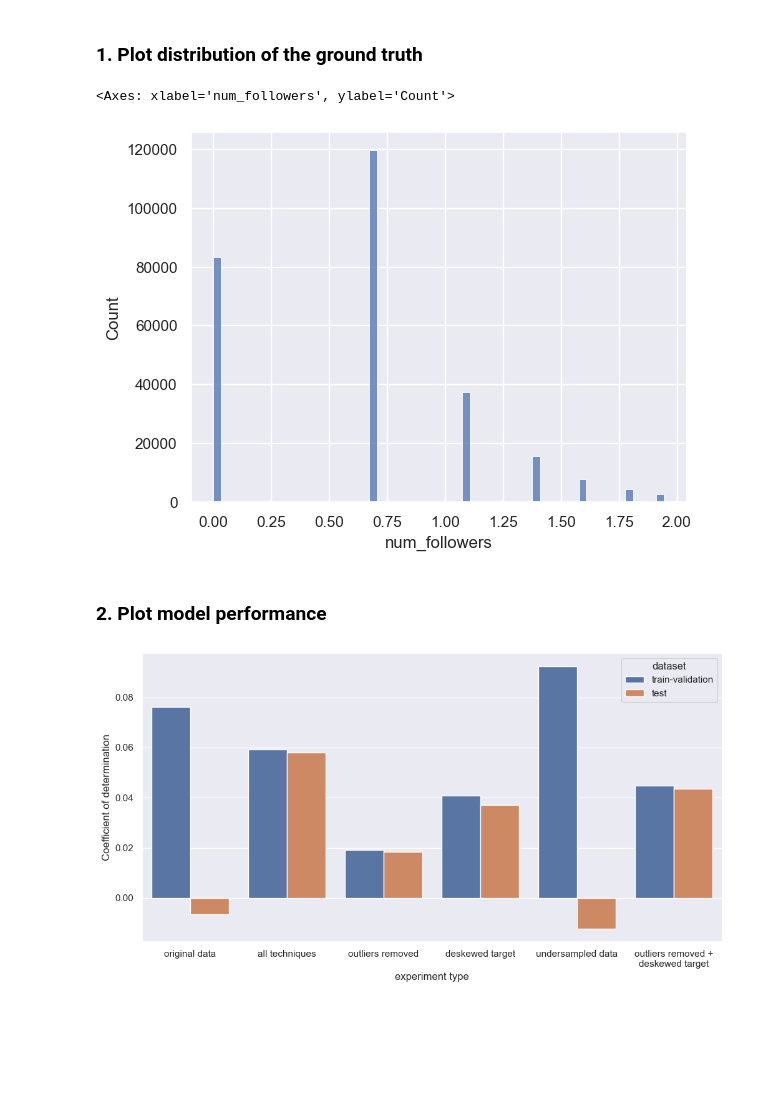
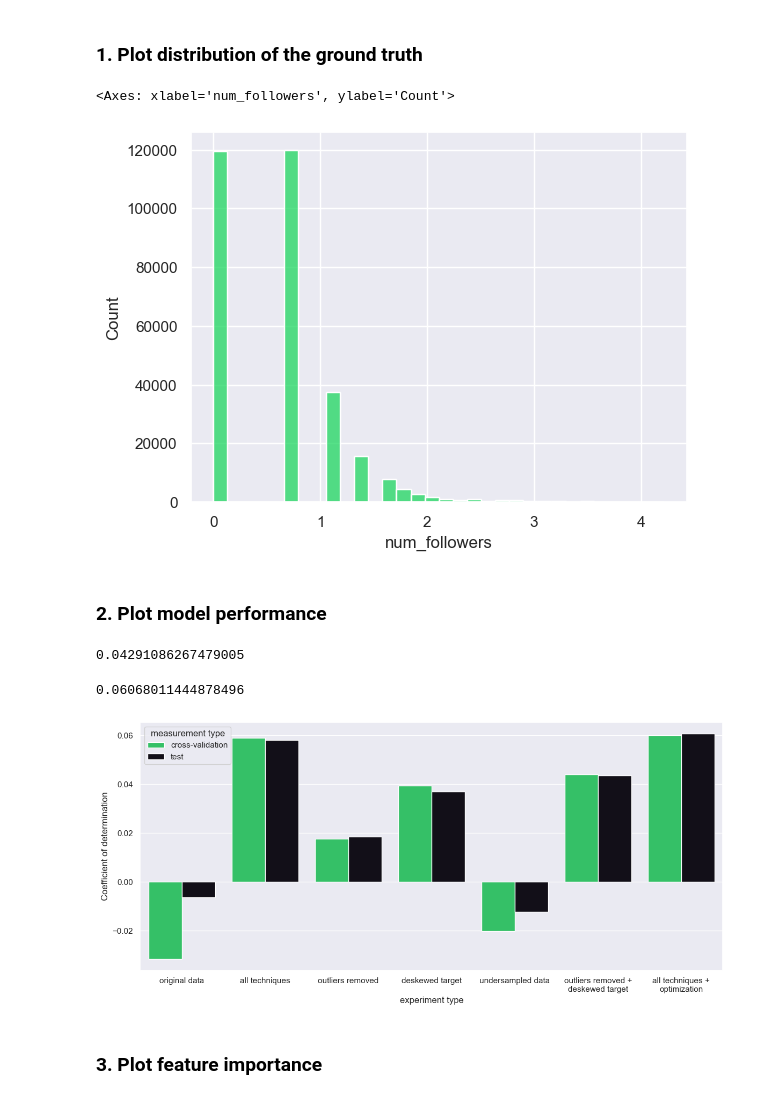
Before and after one commit to Bindila-Bogdan/Decoding-Playlist-Success, a Jupyter notebook: notebooks/results_analysis.ipynb, the cells around one changed output. Saved outputs shown, nothing was run; the diff lists cells and outputs as text; code cells hidden in the pictures; blank space fills up the shorter version.

Commit message:
include final results

```diff
--- a/notebooks/results_analysis.ipynb
+++ b/notebooks/results_analysis.ipynb
@@ -9,7 +9,7 @@ sns.set()
 
 TRAIN_VALIDATION_RESULTS_PATH = "../data/predictions/train_validation/"
 TEST_VALIDATION_PATH = "../data/predictions/test/"
-STORAGE_PATH = "../results/model_metrics.png"
+STORAGE_PATH = "../results/"
 COLUMN_NAMES = ["pid", "num_followers", "prediction", "baseline_prediction"]
 # %%
 train_validation_results = pd.read_csv(
@@ -33,10 +42,10 @@ train_validation_results[["num_followers", "prediction"]].plot()
 # %% [markdown]
 ### 1. Plot distribution of the ground truth
 # %%
-sns.histplot(train_validation_results["num_followers"])
+sns.histplot(train_validation_results["num_followers"], color="#1ED760", bins=32)
 # %% [output]
 <Axes: xlabel='num_followers', ylabel='Count'>
-[figure, old version]
+[figure, new version]
 # %% [markdown]
 ### 2. Plot model performance
 # %%
@@ -46,7 +55,8 @@ labels = [
     "outliers removed",
     "deskewed target",
     "undersampled data",
-    "outliers removed +\ndeskewed target"
+    "outliers removed +\ndeskewed target",
+    "all techniques +\noptimization"
 ]
 
 # all of the baseline results are close to 0 in terms of R^2
@@ -68,12 +78,13 @@ test_baseline_results = [
 ]
 
 train_model_results = [
-    0.07615037490248155,
-    0.05934966981601597,
-    0.01911010135175306,
-    0.04091780282111834,
-    0.0923725055167921,
-    0.04469720637237007
+    -0.03160181433964163,
+    0.058816651329797555,
+    0.017539690630633875,
+    0.03933231504785717,
+    -0.020233600153090947,
+    0.043926264806167716,
+    0.05997417909286529
 ]
 test_model_results = [
     -0.006442343229309477,
@@ -81,16 +92,25 @@ test_model_results = [
     0.018405495740191347,
     0.03699281820294731,
     -0.01224562480409852,
-    0.043613671158115874
+    0.043613671158115874,
+    0.06068011444878496
 ]
+# %%
+1 - 0.0580762783905826 / 0.06068011444878496
+# %% [output]
+0.04291086267479005
+# %%
+0.06068011444878496
+# %% [output]
+0.06068011444878496
 # %%
 test_results = pd.DataFrame(
-    {"train-validation": train_model_results, "test": test_model_results}
+    {"cross-validation": train_model_results, "test": test_model_results}
 ).melt()
 test_results["labels"] = labels * 2
 test_results.rename(
     {
-        "variable": "dataset",
+        "variable": "measurement type",
         "value": "Coefficient of determination",
         "labels": "experiment type",
     },
@@ -99,13 +119,16 @@ test_results.rename(
 )
 # %%
 fig, _ = plt.subplots(1, 1)
-fig.set_size_inches(12, 6)
+fig.set_size_inches(14, 6)
 sns.barplot(
     data=test_results,
     x="experiment type",
     y="Coefficient of determination",
-    hue="dataset",
+    hue="measurement type",
+    palette=["#1ED760", "#120D1A"]
 )
-plt.savefig(STORAGE_PATH, dpi=300)
+plt.savefig(STORAGE_PATH + "model_metrics.png", dpi=300, bbox_inches="tight")
 # %% [output]
-[figure, old version]
+[figure, new version]
+# %% [markdown]
+### 3. Plot feature importance
```
Also changed, not shown: parts of 7 cells of this notebook, 5 other files.
